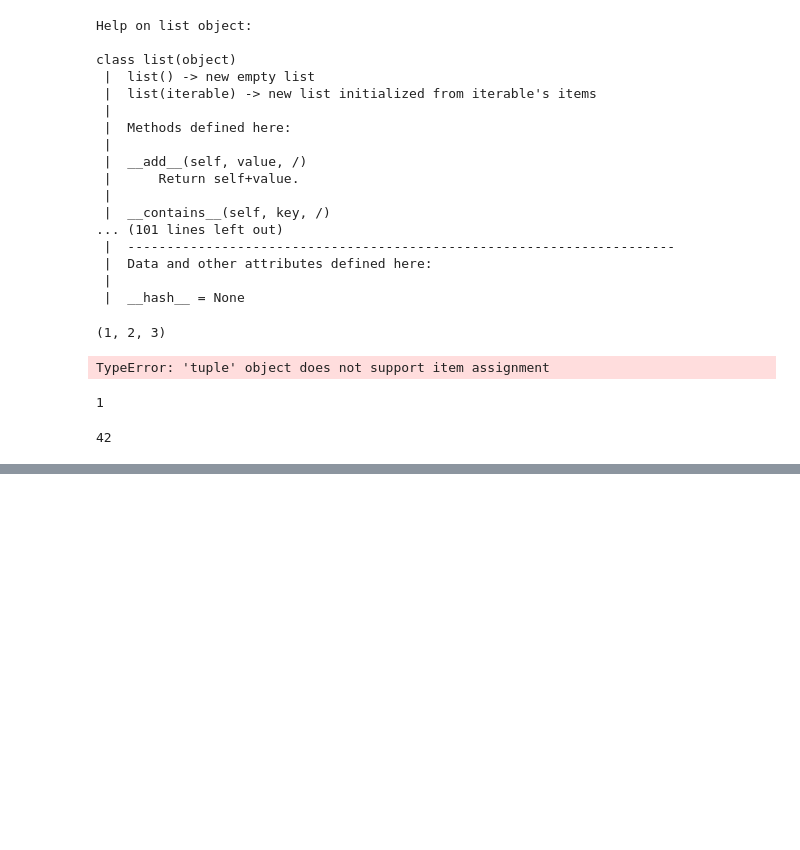
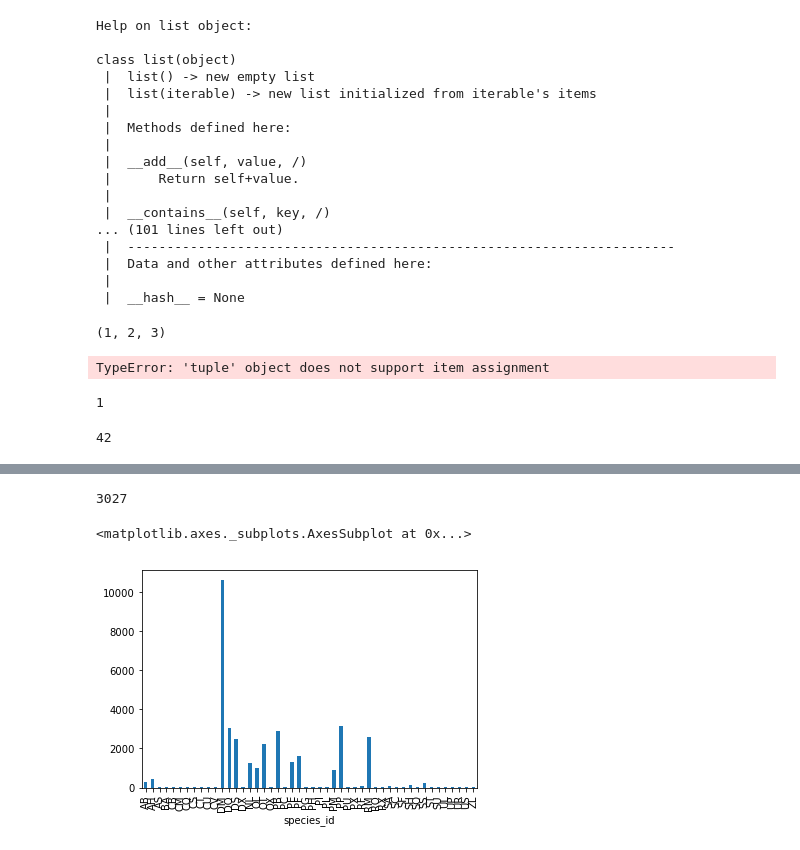
Before and after one commit to tmorrell/carpentry_plotting_demo, a Jupyter notebook: Notebook.ipynb, the cells around one changed output, grey strips where cells are left out. Drawn from its saved outputs; the diff is of its cells as text; code cells hidden in the pictures; blank space fills up the shorter version.

Commit message:
Lesson 1 Plotting

```diff
--- a/Notebook.ipynb
+++ b/Notebook.ipynb
@@ -101,0 +104,2 @@ print(z)
+# %%
+surveys_df = pd.read_csv("surveys.csv")
@@ -101,0 +174,4 @@ print(z)
+# %%
+# count the number of samples by species
+species_counts = surveys_df.groupby('species_id')['record_id'].count()
+print(species_counts)
@@ -101,0 +196,6 @@ print(z)
+# %%
+# count the number of samples for one species
+species_counts_single = surveys_df.groupby('species_id')['record_id'].count()['DO']
+print(species_counts_single)
+# %% [output]
+3027
@@ -101,0 +204,5 @@ print(z)
+# %%
+species_counts.plot(kind='bar')
+# %% [output]
+<matplotlib.axes._subplots.AxesSubplot at 0x...>
+[figure, added]
```
Also changed, not shown: parts of 23 cells of this notebook, 1 other file.
